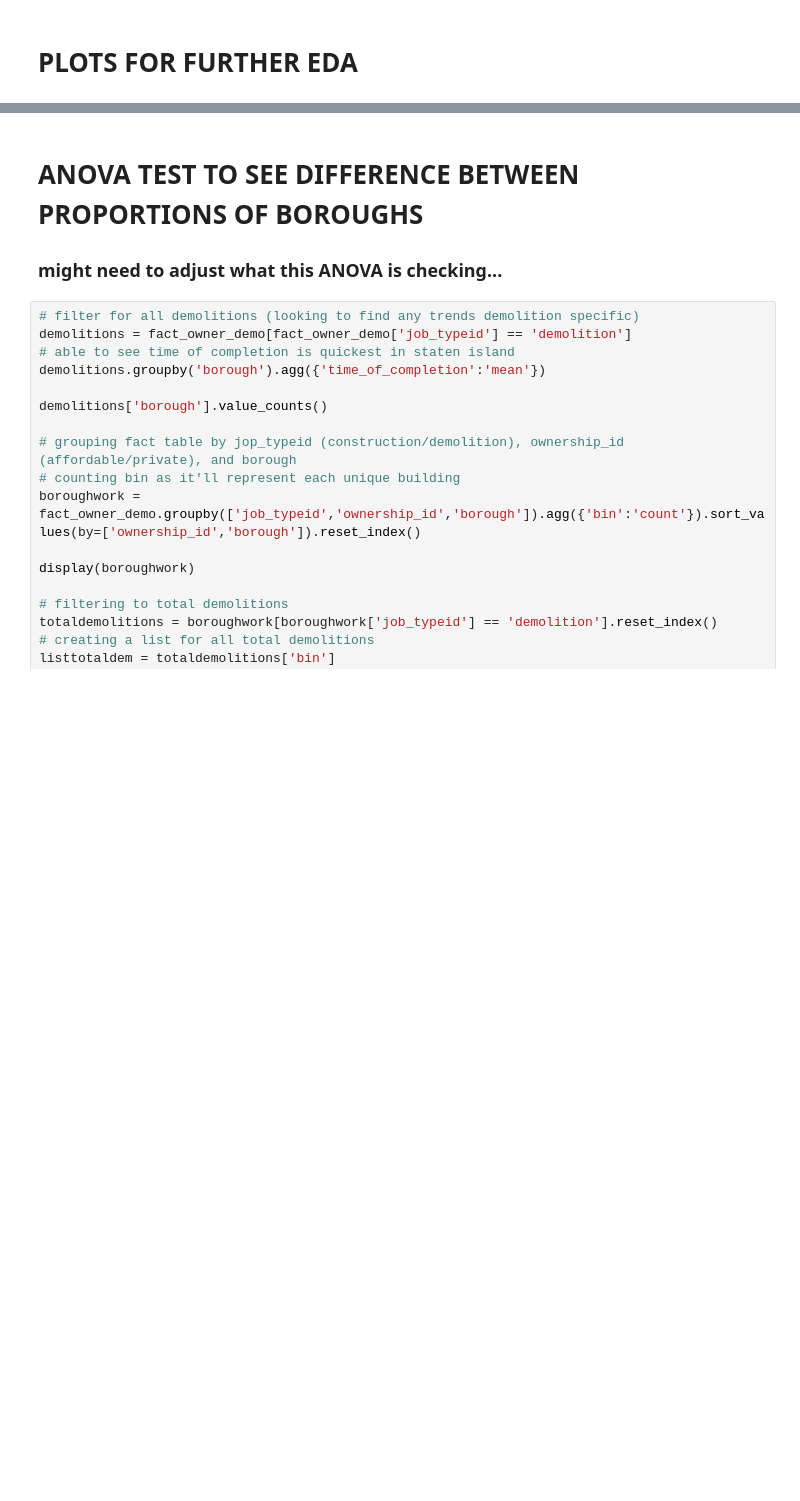
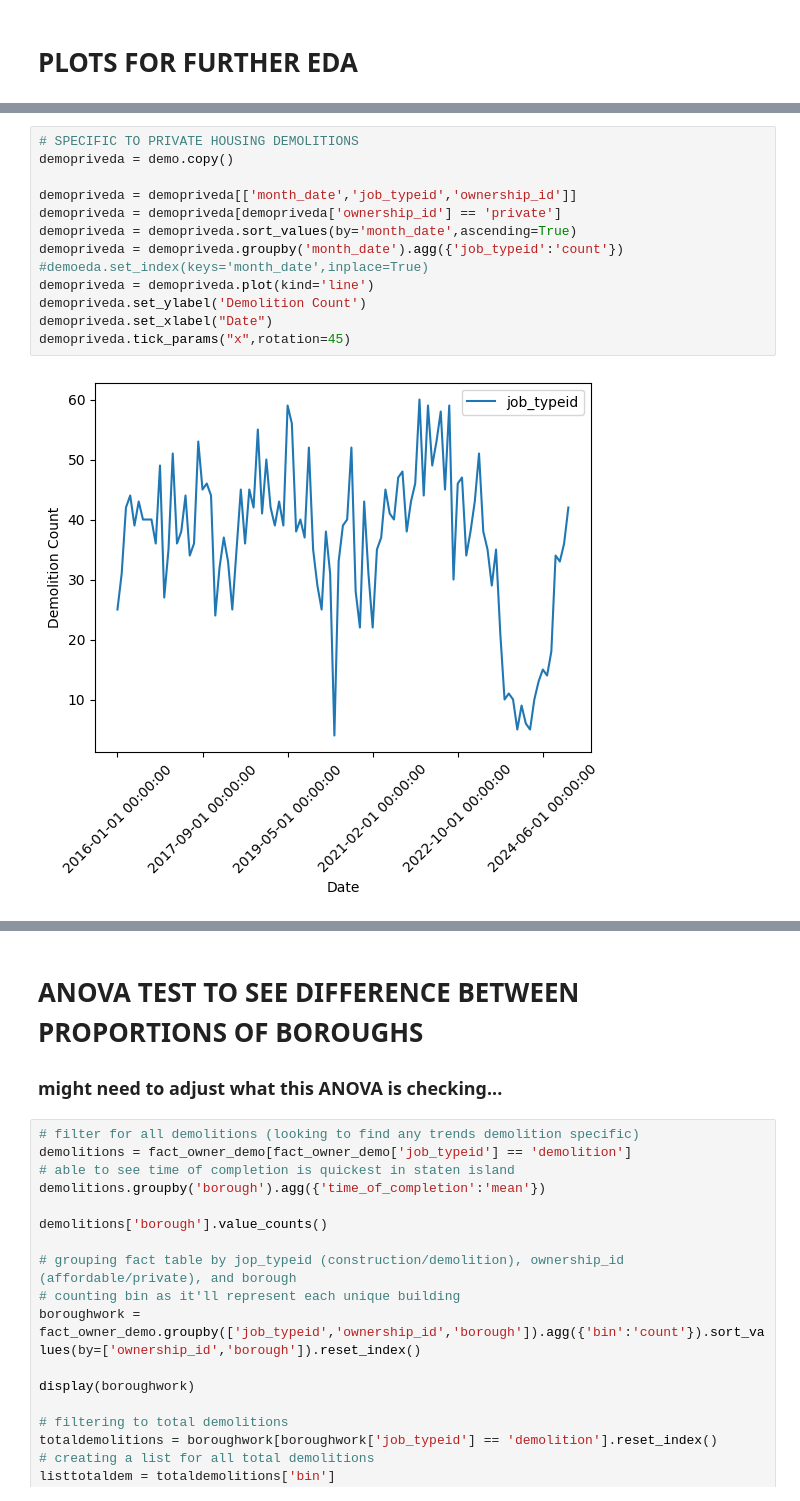
Before and after one commit to kevinserr/Time_Series_Forecast_of_Homelessness_in_NYC_with_Local_Model_Deployment, a Jupyter notebook: python/vincent_eda.ipynb, the cells around one changed output, grey strips where cells are left out. Cells and saved outputs as stored; diff of their text form; blank space fills up the shorter version.

```diff
--- a/python/vincent_eda.ipynb
+++ b/python/vincent_eda.ipynb
@@ -177,0 +258,15 @@ SyntaxError: invalid syntax (993390429.py, line 3)
+# %%
+# SPECIFIC TO PRIVATE HOUSING DEMOLITIONS
+demopriveda = demo.copy()
+
+demopriveda = demopriveda[['month_date','job_typeid','ownership_id']]
+demopriveda = demopriveda[demopriveda['ownership_id'] == 'private']
+demopriveda = demopriveda.sort_values(by='month_date',ascending=True)
+demopriveda = demopriveda.groupby('month_date').agg({'job_typeid':'count'})
+#demoeda.set_index(keys='month_date',inplace=True)
+demopriveda = demopriveda.plot(kind='line')
+demopriveda.set_ylabel('Demolition Count')
+demopriveda.set_xlabel("Date")
+demopriveda.tick_params("x",rotation=45)
+# %% [output]
+[figure, added]
```
Also changed, not shown: parts of 11 cells of this notebook.
